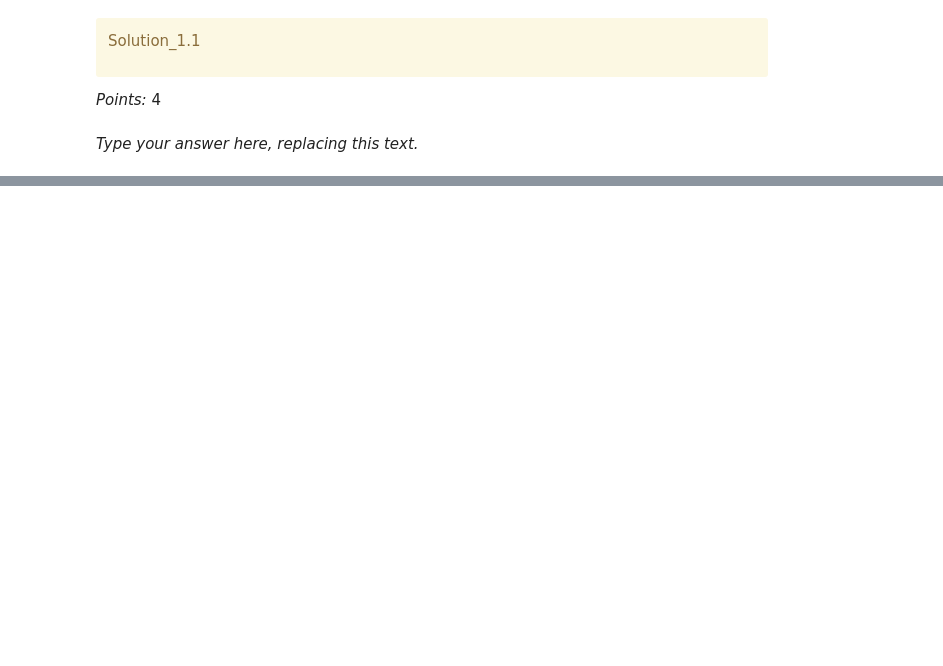
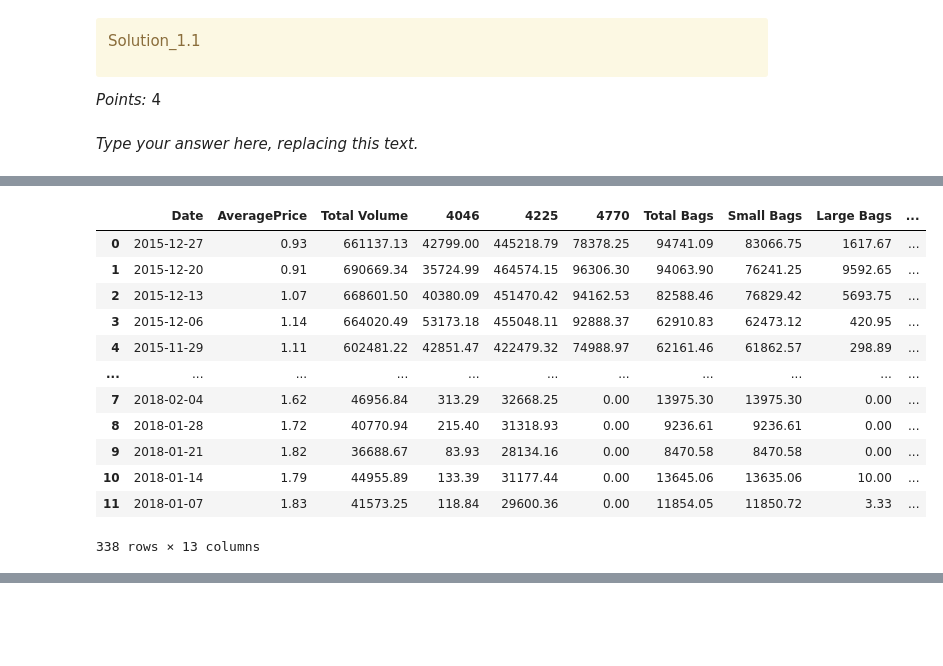
Before and after one commit to hamin2006/hw8, a Jupyter notebook: hw8.ipynb, the cells around one changed output, grey strips where cells are left out. Drawn from its saved outputs; the diff is of its cells as text; code cells hidden in the pictures; blank space fills up the shorter version.

```diff
--- a/hw8.ipynb
+++ b/hw8.ipynb
@@ -117,0 +170,17 @@ Ellipsis
+# %%
+new_data = df[df['region'] == 'Chicago']
+new_data
+# %% [output]
+|  | Date | AveragePrice | Total Volume | 4046 | 4225 | 4770 | Total Bags | Small Bags | Large Bags | ... |
+| 0 | 2015-12-27 | 0.93 | 661137.13 | 42799.00 | 445218.79 | 78378.25 | 94741.09 | 83066.75 | 1617.67 | ... |
+| 1 | 2015-12-20 | 0.91 | 690669.34 | 35724.99 | 464574.15 | 96306.30 | 94063.90 | 76241.25 | 9592.65 | ... |
+| 2 | 2015-12-13 | 1.07 | 668601.50 | 40380.09 | 451470.42 | 94162.53 | 82588.46 | 76829.42 | 5693.75 | ... |
+| 3 | 2015-12-06 | 1.14 | 664020.49 | 53173.18 | 455048.11 | 92888.37 | 62910.83 | 62473.12 | 420.95 | ... |
+| 4 | 2015-11-29 | 1.11 | 602481.22 | 42851.47 | 422479.32 | 74988.97 | 62161.46 | 61862.57 | 298.89 | ... |
+| ... | ... | ... | ... | ... | ... | ... | ... | ... | ... | ... |
+| 7 | 2018-02-04 | 1.62 | 46956.84 | 313.29 | 32668.25 | 0.00 | 13975.30 | 13975.30 | 0.00 | ... |
+| 8 | 2018-01-28 | 1.72 | 40770.94 | 215.40 | 31318.93 | 0.00 | 9236.61 | 9236.61 | 0.00 | ... |
+| 9 | 2018-01-21 | 1.82 | 36688.67 | 83.93 | 28134.16 | 0.00 | 8470.58 | 8470.58 | 0.00 | ... |
+| 10 | 2018-01-14 | 1.79 | 44955.89 | 133.39 | 31177.44 | 0.00 | 13645.06 | 13635.06 | 10.00 | ... |
+| 11 | 2018-01-07 | 1.83 | 41573.25 | 118.84 | 29600.36 | 0.00 | 11854.05 | 11850.72 | 3.33 | ... |
+338 rows × 13 columns
```
Also changed, not shown: parts of 11 cells of this notebook.
